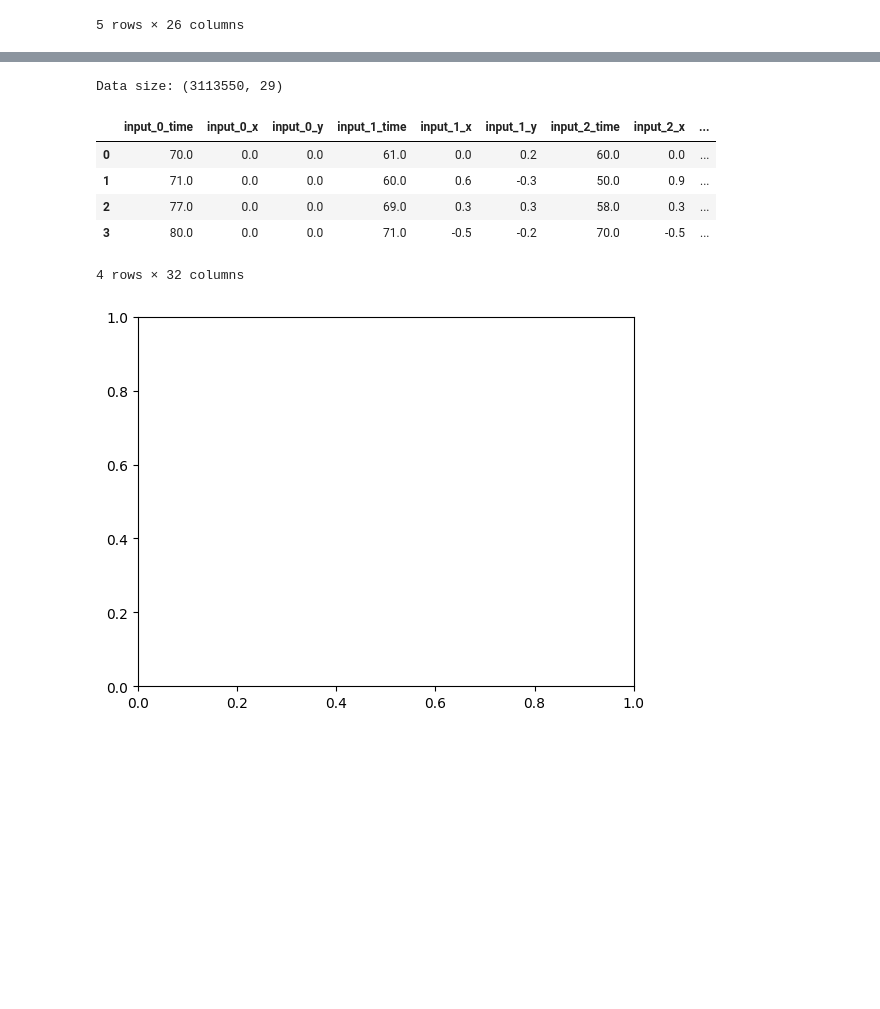
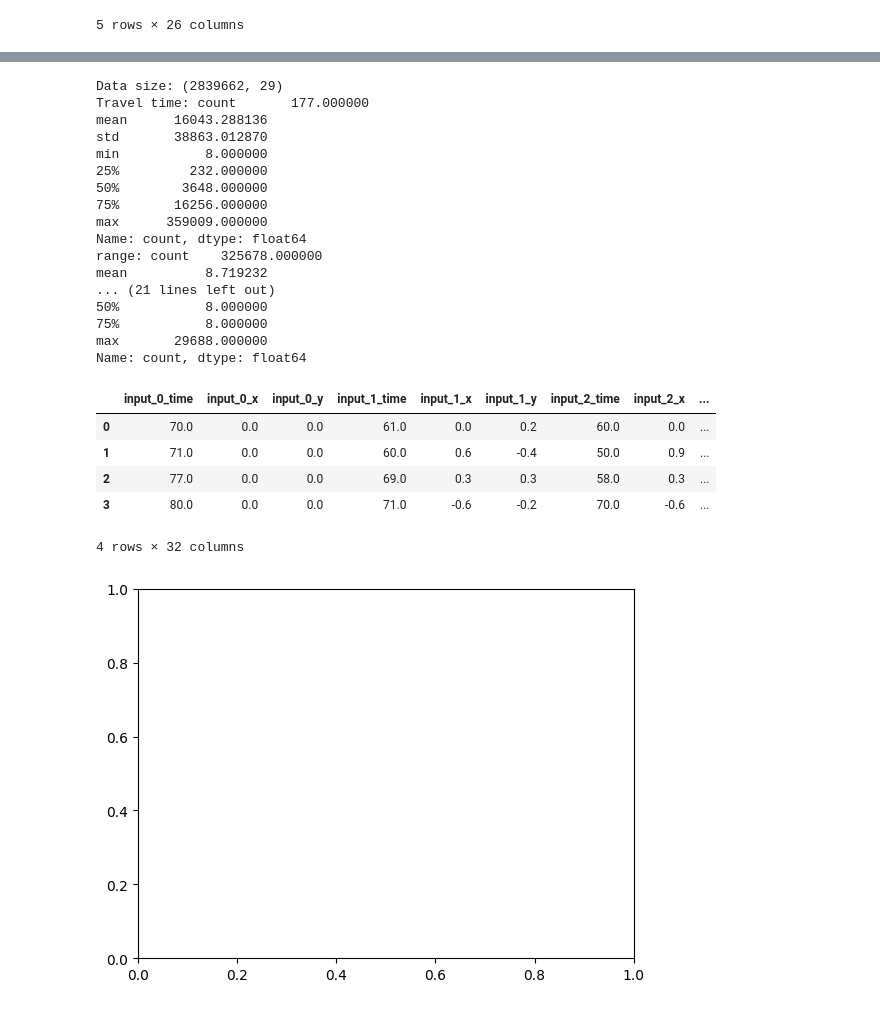
Before and after one commit to SeseRau/py-ma-git, a Jupyter notebook: notebooks/DataTest.ipynb, the cells around one changed output, grey strips where cells are left out. Cells and saved outputs as stored; diff of their text form; code cells hidden in the pictures; blank space fills up the shorter version.

```diff
--- a/notebooks/DataTest.ipynb
+++ b/notebooks/DataTest.ipynb
@@ -513,8 +541,11 @@ import math
 
 #filename = "aisTestFile_500k_kkn"
 #filename = "aisdk-2023-11-11_266288000_s_1_kknknown = 9_Step2b"
-filename = "aisdk-2023-11-08-s_2_kkn"
+filename = "aisdk-2023-11-08"
+#filename = "aisdk-2023-11-08-s_2_kkn"
 
+folderoutput = f"../workdir/AIS-Images/{filename}_analyse/"
+filename = filename + "_1_kkn"
 known = 9
 df = pd.read_csv(f"../workdir/AIS-ModelFrames/{filename}_train_{known}_0.csv")
 
@@ -549,37 +580,53 @@ print(f"range: {ddd.describe()}")
 
 # Heading
 df['angle'] = (np.arctan2(df['output_y'], df['output_x'])) * 180 / math.pi
 df['angle'].hist(bins=360)
 plt.ylabel('Schiffesbewegung')
 plt.xlabel('Kurs [deg]')
 #plt.show
 plt.savefig(f"{folderoutput}{filename}_train_{known}_0_heading.png", bbox_inches='tight', dpi=600)
 plt.cla()
 
 ddd = df['angle'].value_counts()
 print(f"angle: {ddd.describe()}")
 
 #Speed
 df['Speed'] = df['range'] / df['input_0_time']
 df['Speed'].hist(bins=100)
 plt.ylabel('Schiffesbewegung')
 plt.xlabel('Geschwindigkeit [m/s]')
 #plt.show
 plt.savefig(f"{folderoutput}{filename}_train_{known}_0_speed.png", bbox_inches='tight', dpi=600)
 plt.cla()
 
 ddd = df['Speed'].value_counts()
 print(f"Speed: {ddd.describe()}")
 
 
 df.head(4)
 # %% [output]
-Data size: (3113550, 29)
+Data size: (2839662, 29)
+Travel time: count       177.000000
+mean      16043.288136
+std       38863.012870
+min           8.000000
+25%         232.000000
+50%        3648.000000
+75%       16256.000000
+max      359009.000000
+Name: count, dtype: float64
+range: count    325678.000000
+mean          8.719232
+... (21 lines left out)
+50%           8.000000
+75%           8.000000
+max       29688.000000
+Name: count, dtype: float64
 |  | input_0_time | input_0_x | input_0_y | input_1_time | input_1_x | input_1_y | input_2_time | input_2_x | ... |
 | 0 | 70.0 | 0.0 | 0.0 | 61.0 | 0.0 | 0.2 | 60.0 | 0.0 | ... |
-| 1 | 71.0 | 0.0 | 0.0 | 60.0 | 0.6 | -0.3 | 50.0 | 0.9 | ... |
+| 1 | 71.0 | 0.0 | 0.0 | 60.0 | 0.6 | -0.4 | 50.0 | 0.9 | ... |
 | 2 | 77.0 | 0.0 | 0.0 | 69.0 | 0.3 | 0.3 | 58.0 | 0.3 | ... |
-| 3 | 80.0 | 0.0 | 0.0 | 71.0 | -0.5 | -0.2 | 70.0 | -0.5 | ... |
+| 3 | 80.0 | 0.0 | 0.0 | 71.0 | -0.6 | -0.2 | 70.0 | -0.6 | ... |
 4 rows × 32 columns
 [figure]
 # %%
```
Also changed, not shown: parts of 5 cells of this notebook, 1 other file.
